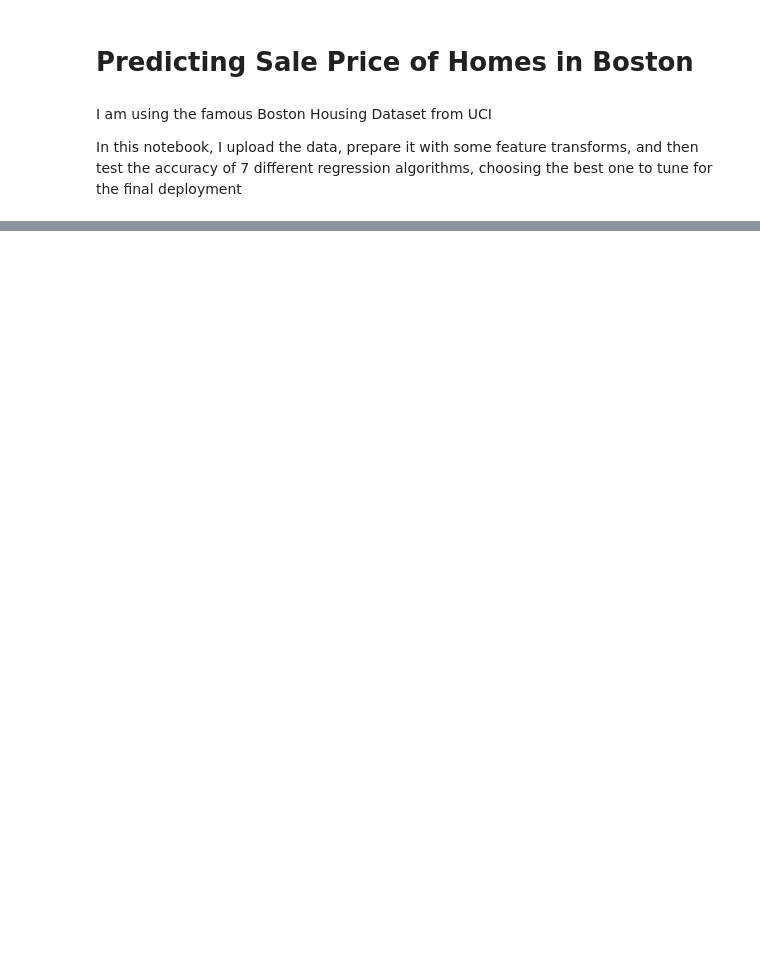
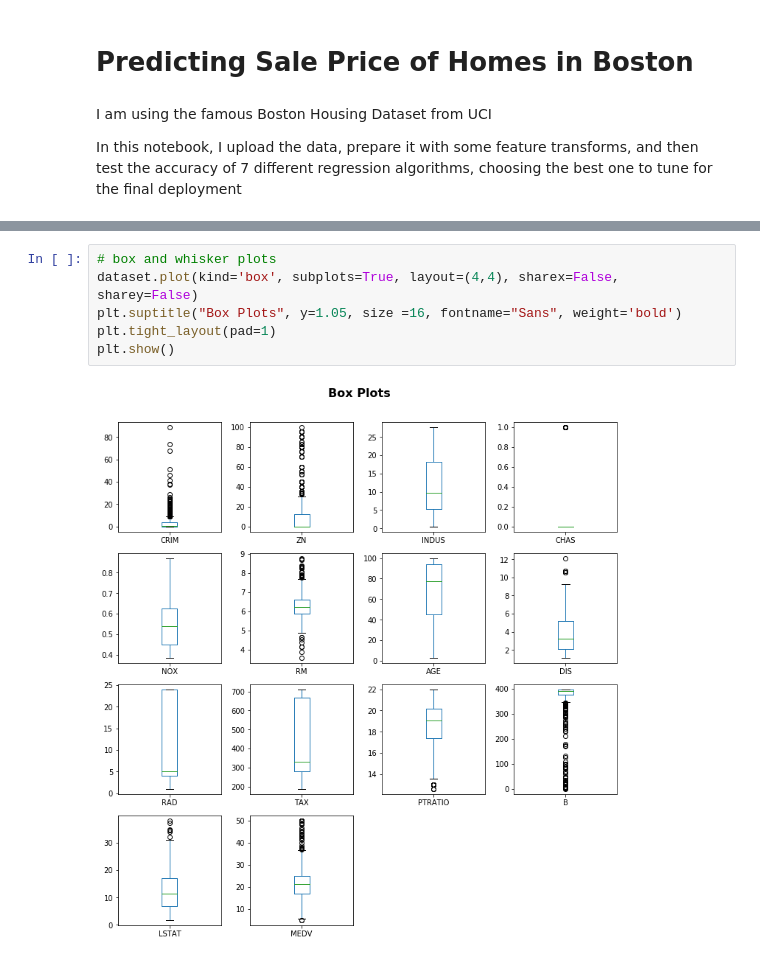
Before and after one commit to ggomp2885/Regression_Predicting_Prices-Sagemaker, a Jupyter notebook: Main Notebook.ipynb, the cells around one changed output, grey strips where cells are left out. Saved outputs shown, nothing was run; the diff lists cells and outputs as text; blank space fills up the shorter version.

```diff
--- a/Main Notebook.ipynb
+++ b/Main Notebook.ipynb
@@ -32,0 +105,8 @@ from sklearn.metrics import mean_squared_error
+# %%
+# box and whisker plots
+dataset.plot(kind='box', subplots=True, layout=(4,4), sharex=False, sharey=False)
+plt.suptitle("Box Plots", y=1.05, size =16, fontname="Sans", weight='bold')
+plt.tight_layout(pad=1)
+plt.show()
+# %% [output]
+[figure, added]
```
Also changed, not shown: parts of 10 cells of this notebook, 1 other file.
